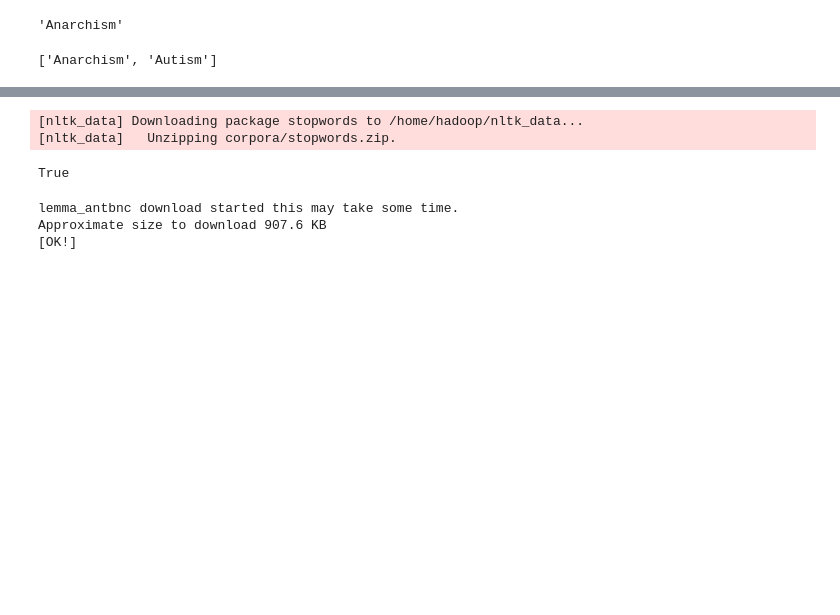
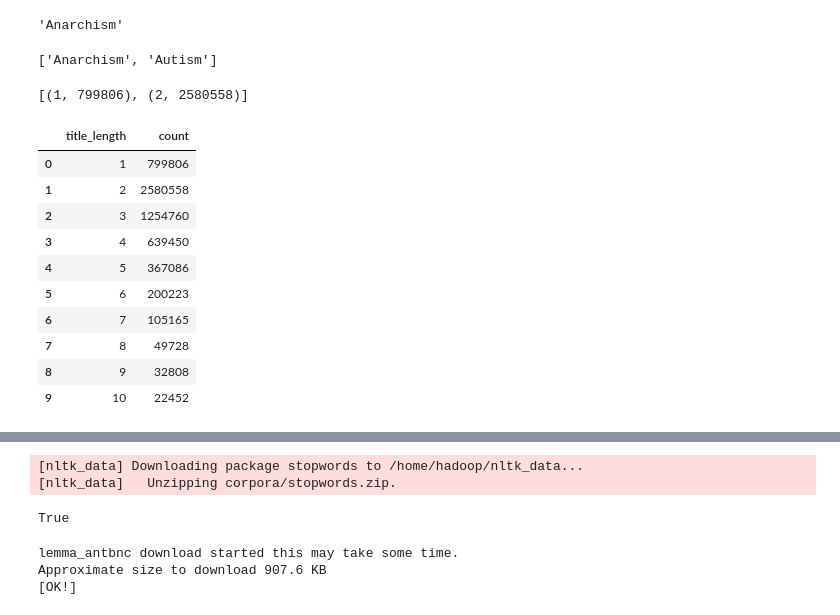
Before and after one commit to candicenanako/ANLY502_Final, a Jupyter notebook: Zihe_GetDF.ipynb, the cells around one changed output, grey strips where cells are left out. Saved outputs shown, nothing was run; the diff lists cells and outputs as text; code cells hidden in the pictures; blank space fills up the shorter version.

```diff
--- a/Zihe_GetDF.ipynb
+++ b/Zihe_GetDF.ipynb
@@ -71,0 +71,5 @@ titles.take(2)
+# %%
+lens = titles_words.reduceByKey(lambda x,y: x+y)
+lens.take(2)
+# %% [output]
+[(1, 799806), (2, 2580558)]
@@ -71,0 +78,15 @@ titles.take(2)
+# %%
+titles_df = titles_df.toPandas()
+titles_df.head(10)
+# %% [output]
+|  | title_length | count |
+| 0 | 1 | 799806 |
+| 1 | 2 | 2580558 |
+| 2 | 3 | 1254760 |
+| 3 | 4 | 639450 |
+| 4 | 5 | 367086 |
+| 5 | 6 | 200223 |
+| 6 | 7 | 105165 |
+| 7 | 8 | 49728 |
+| 8 | 9 | 32808 |
+| 9 | 10 | 22452 |
```
Also changed, not shown: parts of 25 cells of this notebook.
